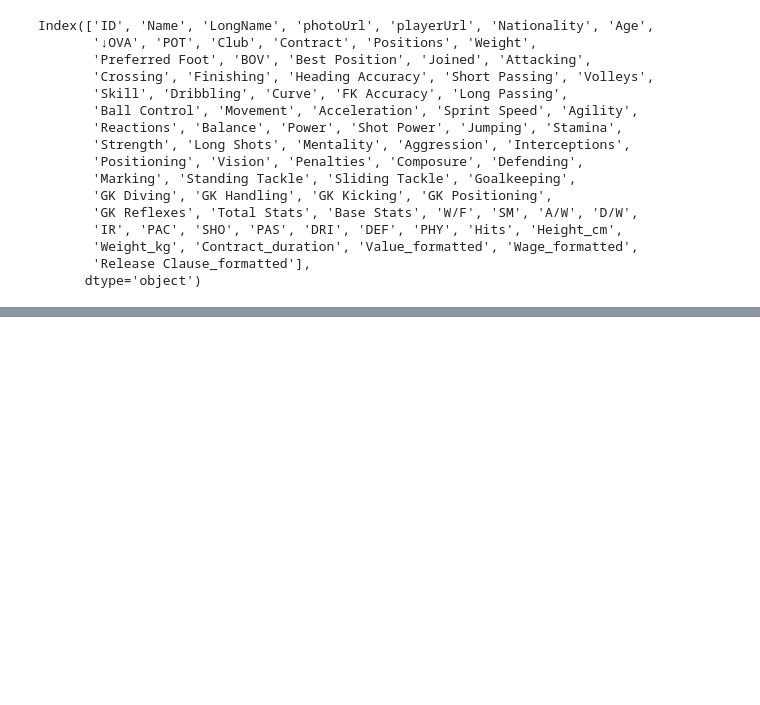
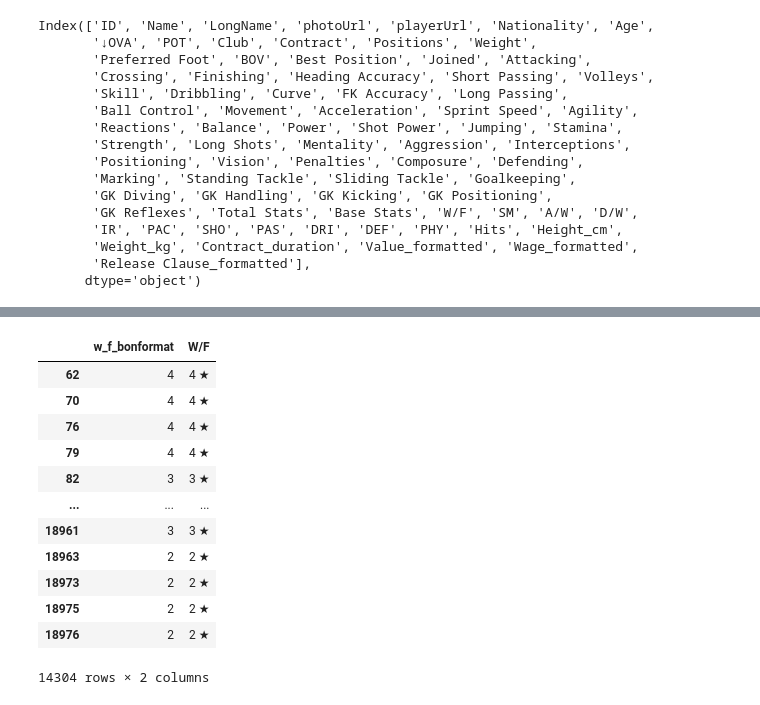
Before and after one commit to papstarlove/Data-Processing-Machine-Learning, a Jupyter notebook: fifa messy data/fifa project version 1.ipynb, the cells around one changed output, grey strips where cells are left out. Drawn from its saved outputs; the diff is of its cells as text; code cells hidden in the pictures; blank space fills up the shorter version.

```diff
--- a/fifa messy data/fifa project version 1.ipynb
+++ b/fifa messy data/fifa project version 1.ipynb
@@ -424,0 +429,2 @@ Name: Contract_duration, Length: 14304, dtype: float64
+# %%
+w_f_bonformat = [int(x[0]) for x in df['W/F']] # on récupère le premier élément de chaque ligne de la colonne 'W/F'
@@ -424,0 +451,18 @@ Name: Contract_duration, Length: 14304, dtype: float64
+# %%
+df['w_f_bonformat'] = w_f_bonformat
+# %%
+df[['w_f_bonformat','W/F']]
+# %% [output]
+|  | w_f_bonformat | W/F |
+| 62 | 4 | 4 ★ |
+| 70 | 4 | 4 ★ |
+| 76 | 4 | 4 ★ |
+| 79 | 4 | 4 ★ |
+| 82 | 3 | 3 ★ |
+| ... | ... | ... |
+| 18961 | 3 | 3 ★ |
+| 18963 | 2 | 2 ★ |
+| 18973 | 2 | 2 ★ |
+| 18975 | 2 | 2 ★ |
+| 18976 | 2 | 2 ★ |
+14304 rows × 2 columns
```
Also changed, not shown: parts of 5 cells of this notebook.
